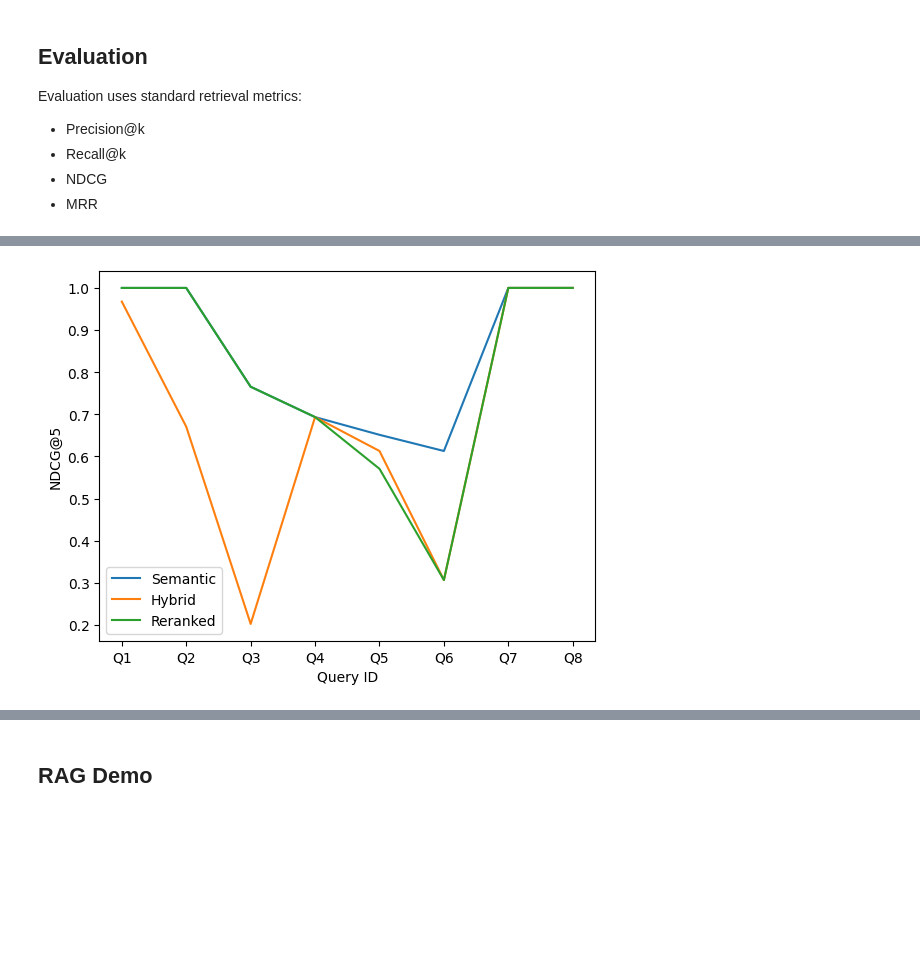
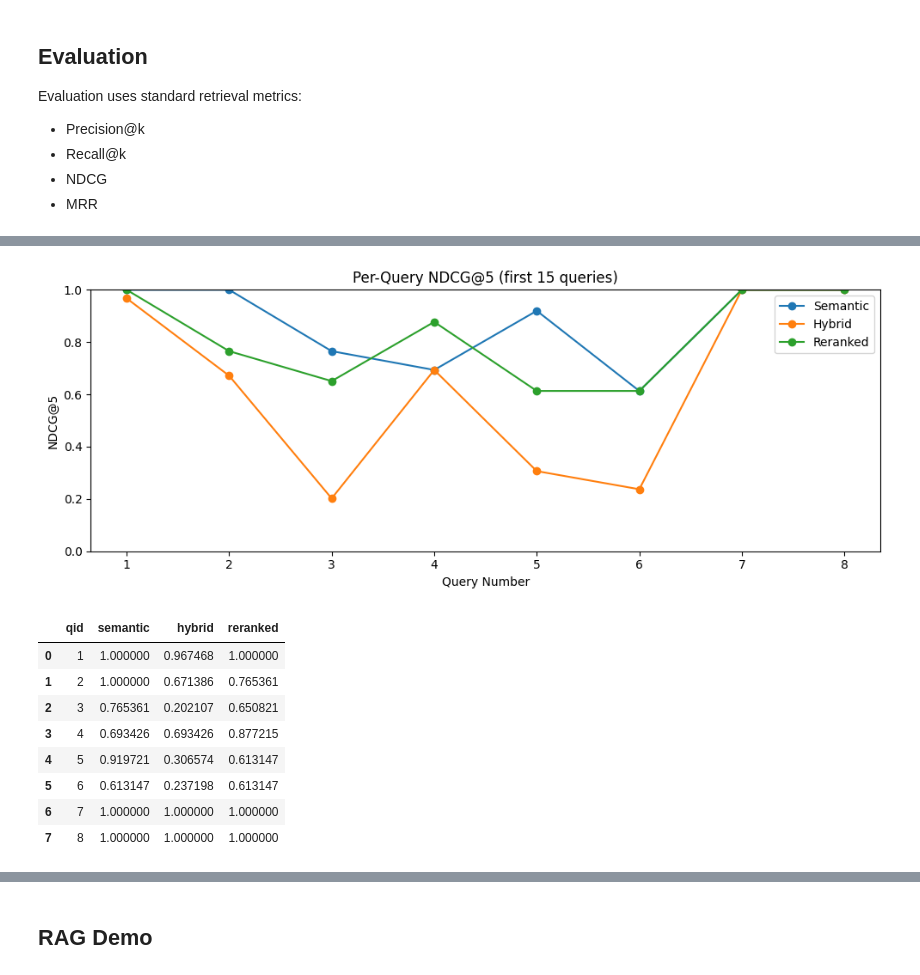
Before and after one commit to ParminderSinghGithub/FinSight, a Jupyter notebook: notebook.ipynb, the cells around one changed output, grey strips where cells are left out. Drawn from its saved outputs; the diff is of its cells as text; code cells hidden in the pictures; blank space fills up the shorter version.

```diff
--- a/notebook.ipynb
+++ b/notebook.ipynb
@@ -151,21 +256,38 @@ plt.show()
 # %%
 import matplotlib.pyplot as plt
+import pandas as pd
 
-queries = ['Q1', 'Q2', 'Q3', 'Q4', 'Q5', 'Q6', 'Q7', 'Q8']
-semantic_ndcg = [1.0, 1.0, 0.7654, 0.6934, 0.6513, 0.6129, 1.0, 1.0]
-hybrid_ndcg = [0.9675, 0.6706, 0.2024, 0.6934, 0.6129, 0.3066, 1.0, 1.0]
-reranked_ndcg = [1.0, 1.0, 0.7654, 0.6934, 0.5706, 0.3066, 1.0, 1.0]
+sem_df = pd.DataFrame(METRIC_RESULTS["semantic"]["per_query"])[["qid", "ndcg@5"]].rename(columns={"ndcg@5": "semantic"})
+hyb_df = pd.DataFrame(METRIC_RESULTS["hybrid"]["per_query"])[["qid", "ndcg@5"]].rename(columns={"ndcg@5": "hybrid"})
+rer_df = pd.DataFrame(METRIC_RESULTS["reranked"]["per_query_rows"])[["qid", "ndcg@5"]].rename(columns={"ndcg@5": "reranked"})
 
-fig, ax = plt.subplots()
-ax.plot(queries, semantic_ndcg, label='Semantic')
-ax.plot(queries, hybrid_ndcg, label='Hybrid')
-ax.plot(queries, reranked_ndcg, label='Reranked')
-ax.set_xlabel('Query ID')
-ax.set_ylabel('NDCG@5')
+plot_df = sem_df.merge(hyb_df, on="qid").merge(rer_df, on="qid").sort_values("qid")
+plot_df = plot_df.head(15)
+
+fig, ax = plt.subplots(figsize=(10, 4))
+ax.plot(plot_df["qid"], plot_df["semantic"], marker="o", label="Semantic")
+ax.plot(plot_df["qid"], plot_df["hybrid"], marker="o", label="Hybrid")
+ax.plot(plot_df["qid"], plot_df["reranked"], marker="o", label="Reranked")
+ax.set_xlabel("Query Number")
+ax.set_ylabel("NDCG@5")
+ax.set_ylim(0, 1)
+ax.set_title("Per-Query NDCG@5 (first 15 queries)")
 ax.legend()
+plt.tight_layout()
 plt.show()
+
+plot_df
 # %% [output]
-[figure, old version]
+[figure, new version]
+|  | qid | semantic | hybrid | reranked |
+| 0 | 1 | 1.000000 | 0.967468 | 1.000000 |
+| 1 | 2 | 1.000000 | 0.671386 | 0.765361 |
+| 2 | 3 | 0.765361 | 0.202107 | 0.650821 |
+| 3 | 4 | 0.693426 | 0.693426 | 0.877215 |
+| 4 | 5 | 0.919721 | 0.306574 | 0.613147 |
+| 5 | 6 | 0.613147 | 0.237198 | 0.613147 |
+| 6 | 7 | 1.000000 | 1.000000 | 1.000000 |
+| 7 | 8 | 1.000000 | 1.000000 | 1.000000 |
 # %%
 import matplotlib.pyplot as plt
 import numpy as np
```
Also changed, not shown: parts of 8 cells of this notebook, 22 other files.
